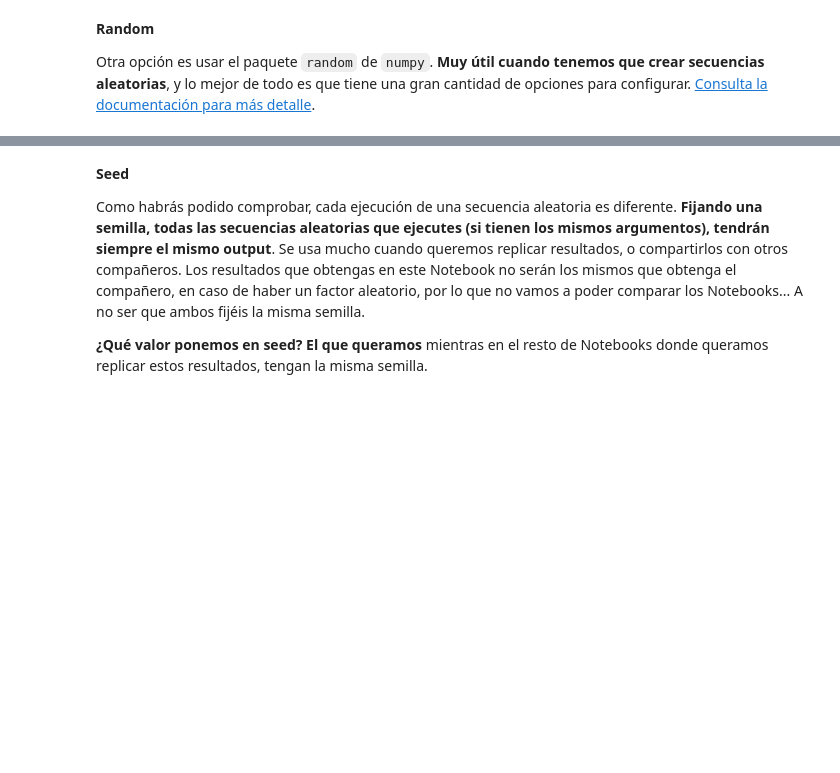
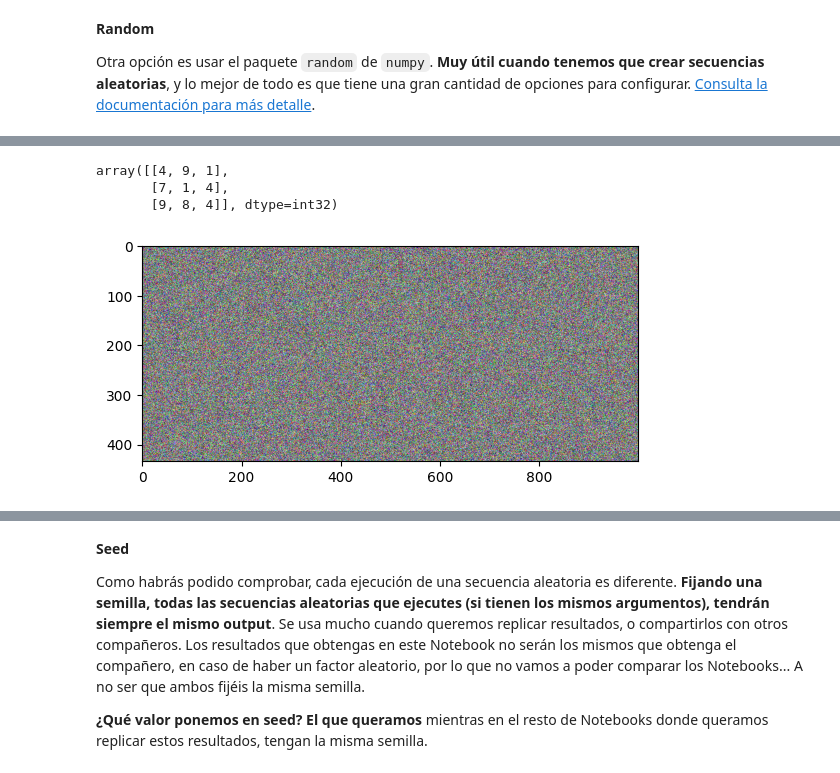
Before and after one commit to JLGOrtega/repo-clase-dsvlcsep24, a Jupyter notebook: 2-Data_Analysis/1-Numpy/teoria/1_Numpy.ipynb, the cells around one changed output, grey strips where cells are left out. Saved outputs shown, nothing was run; the diff lists cells and outputs as text; code cells hidden in the pictures; blank space fills up the shorter version.

```diff
--- a/2-Data_Analysis/1-Numpy/teoria/1_Numpy.ipynb
+++ b/2-Data_Analysis/1-Numpy/teoria/1_Numpy.ipynb
@@ -215,3 +439,21 @@ Otra opción es usar el paquete `random` de `numpy`. **Muy útil cuando tenemos
+# %%
+ancho = 3
+np.random.randint(low = 1,high= 10, size=(ancho, ancho))
+# %% [output]
+array([[4, 9, 1],
+       [7, 1, 4],
+       [9, 8, 4]], dtype=int32)
+# %%
+from IPython.display import clear_output
+import time
+for i in range(50):
+    # fig = plt.figure()
+    plt.imshow(np.random.rand(434, 1000, 3))
+    plt.show()
+    time.sleep(0.2)
+    clear_output(wait=True)
+# %% [output]
+[figure, added]
 # %%
 print(np.random.rand(10))
 
```
Also changed, not shown: parts of 51 cells of this notebook.
